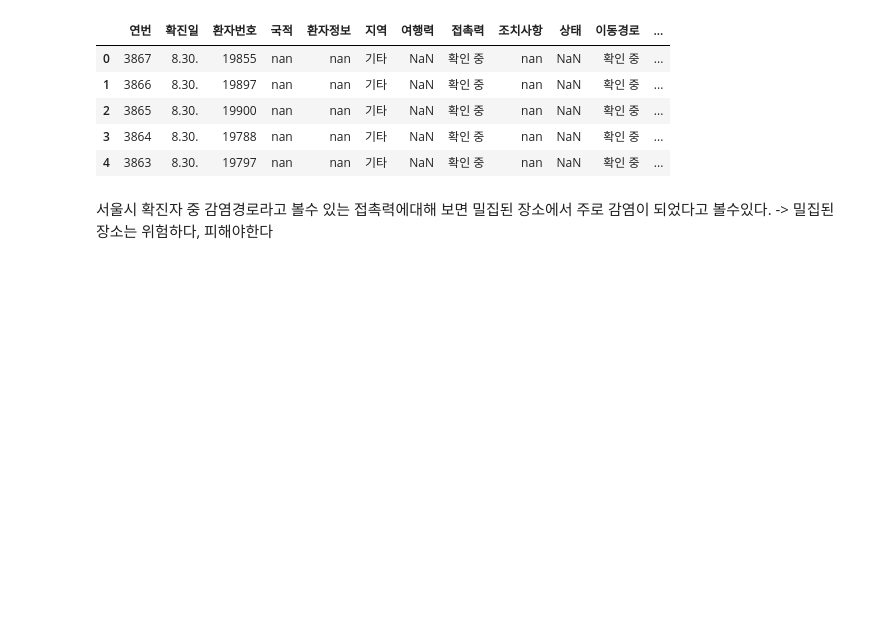
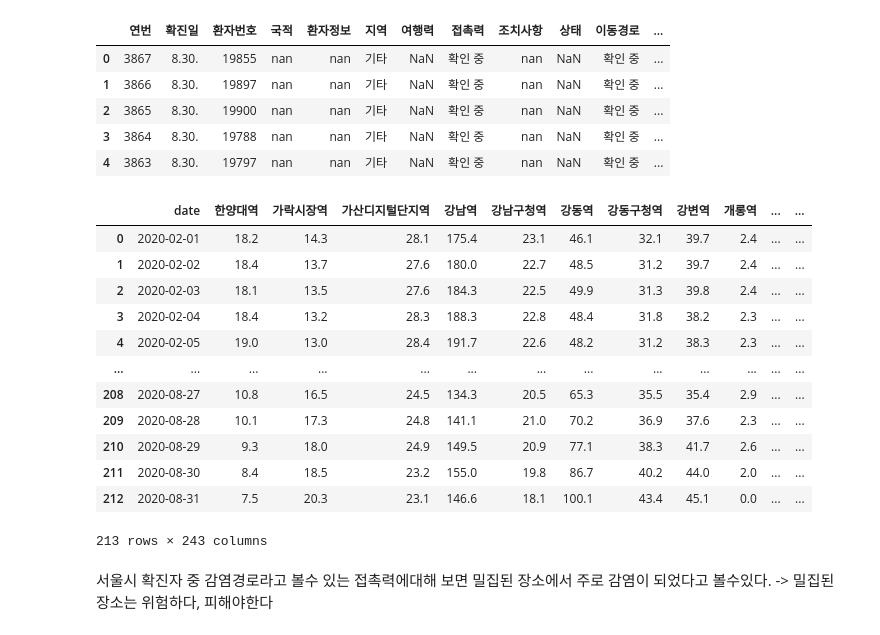
Before and after one commit to Changyoon-Lee/big_contest, a Jupyter notebook: 신한카드_EDA.ipynb, the cells around one changed output. Drawn from its saved outputs; the diff is of its cells as text; code cells hidden in the pictures; blank space fills up the shorter version.

```diff
--- a/신한카드_EDA.ipynb
+++ b/신한카드_EDA.ipynb
@@ -169,6 +258,24 @@ df_corona.head()
 | 4 | 3863 | 8.30. | 19797 | nan | nan | 기타 | NaN | 확인 중 | nan | NaN | 확인 중 | ... |
 # %%
 df_corona['접촉력'].value_counts()[:30].to_csv('abcd.csv', encoding='cp949')
+# %%
+dfhan = pd.read_pickle('modeling/data/검색어트렌드_한양대_final.pkl')
+# %%
+dfhan
+# %% [output]
+|  | date | 한양대역 | 가락시장역 | 가산디지털단지역 | 강남역 | 강남구청역 | 강동역 | 강동구청역 | 강변역 | 개롱역 | ... | ... |
+| 0 | 2020-02-01 | 18.2 | 14.3 | 28.1 | 175.4 | 23.1 | 46.1 | 32.1 | 39.7 | 2.4 | ... | ... |
+| 1 | 2020-02-02 | 18.4 | 13.7 | 27.6 | 180.0 | 22.7 | 48.5 | 31.2 | 39.7 | 2.4 | ... | ... |
+| 2 | 2020-02-03 | 18.1 | 13.5 | 27.6 | 184.3 | 22.5 | 49.9 | 31.3 | 39.8 | 2.4 | ... | ... |
+| 3 | 2020-02-04 | 18.4 | 13.2 | 28.3 | 188.3 | 22.8 | 48.4 | 31.8 | 38.2 | 2.3 | ... | ... |
+| 4 | 2020-02-05 | 19.0 | 13.0 | 28.4 | 191.7 | 22.6 | 48.2 | 31.2 | 38.3 | 2.3 | ... | ... |
+| ... | ... | ... | ... | ... | ... | ... | ... | ... | ... | ... | ... | ... |
+| 208 | 2020-08-27 | 10.8 | 16.5 | 24.5 | 134.3 | 20.5 | 65.3 | 35.5 | 35.4 | 2.9 | ... | ... |
+| 209 | 2020-08-28 | 10.1 | 17.3 | 24.8 | 141.1 | 21.0 | 70.2 | 36.9 | 37.6 | 2.3 | ... | ... |
+| 210 | 2020-08-29 | 9.3 | 18.0 | 24.9 | 149.5 | 20.9 | 77.1 | 38.3 | 41.7 | 2.6 | ... | ... |
+| 211 | 2020-08-30 | 8.4 | 18.5 | 23.2 | 155.0 | 19.8 | 86.7 | 40.2 | 44.0 | 2.0 | ... | ... |
+| 212 | 2020-08-31 | 7.5 | 20.3 | 23.1 | 146.6 | 18.1 | 100.1 | 43.4 | 45.1 | 0.0 | ... | ... |
+213 rows × 243 columns
 # %% [markdown]
 서울시 확진자 중 감염경로라고 볼수 있는 접촉력에대해 보면 밀집된 장소에서 주로 감염이 되었다고 볼수있다.
 -> 밀집된장소는 위험하다, 피해야한다
```
Also changed, not shown: parts of 10 cells of this notebook.
